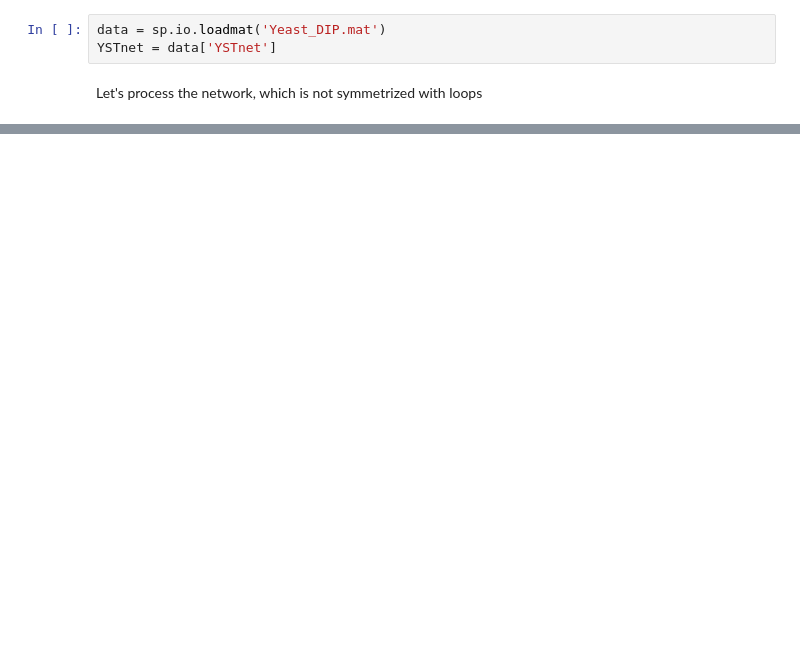
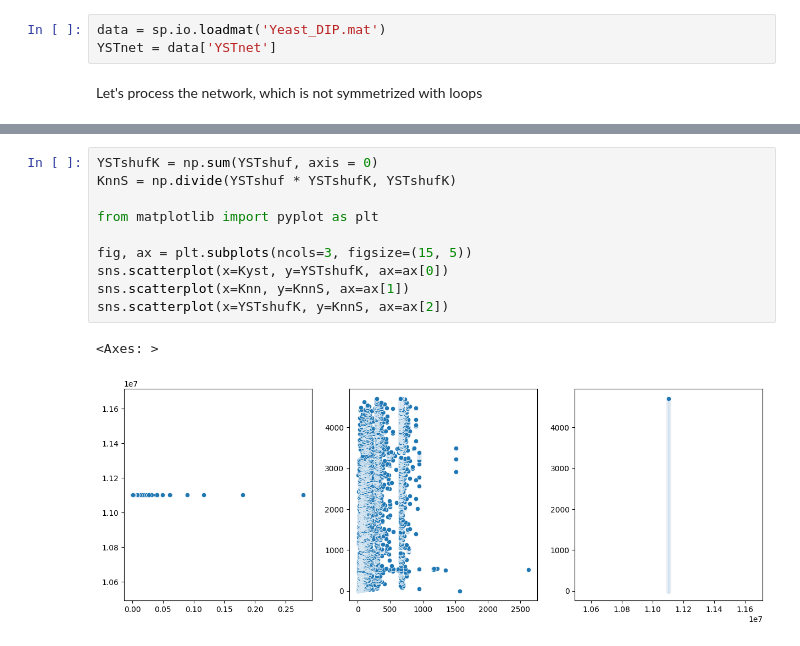
Before and after one commit to ludovicaisa/Physics_Unibo, a Jupyter notebook: src/Complex_Networks/real_net_analysis.ipynb, the cells around one changed output, grey strips where cells are left out. Drawn from its saved outputs; the diff is of its cells as text; blank space fills up the shorter version.

```diff
--- a/src/Complex_Networks/real_net_analysis.ipynb
+++ b/src/Complex_Networks/real_net_analysis.ipynb
@@ -33,0 +69,13 @@ plt.plot(np.log10(Kyst), np.log10(Knn), '.')
+# %%
+YSTshufK = np.sum(YSTshuf, axis = 0)
+KnnS = np.divide(YSTshuf * YSTshufK, YSTshufK)
+
+from matplotlib import pyplot as plt
+
+fig, ax = plt.subplots(ncols=3, figsize=(15, 5))
+sns.scatterplot(x=Kyst, y=YSTshufK, ax=ax[0])
+sns.scatterplot(x=Knn, y=KnnS, ax=ax[1])
+sns.scatterplot(x=YSTshufK, y=KnnS, ax=ax[2])
+# %% [output]
+<Axes: >
+[figure, added]
```
Also changed, not shown: parts of 7 cells of this notebook.
